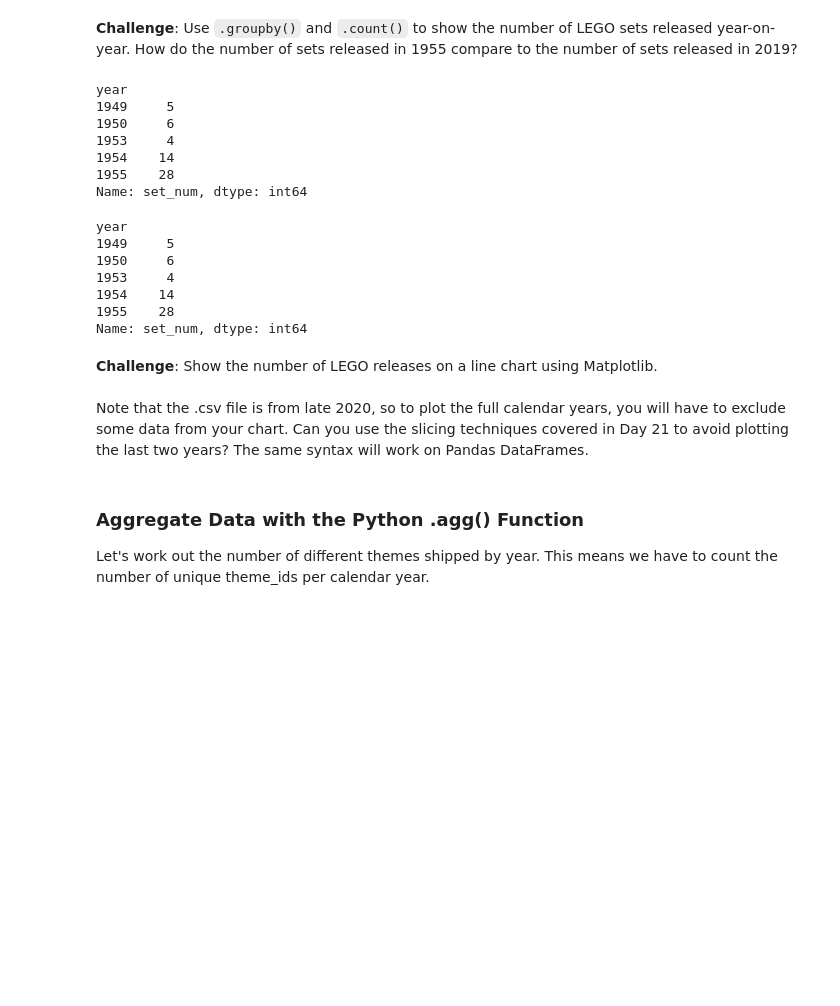
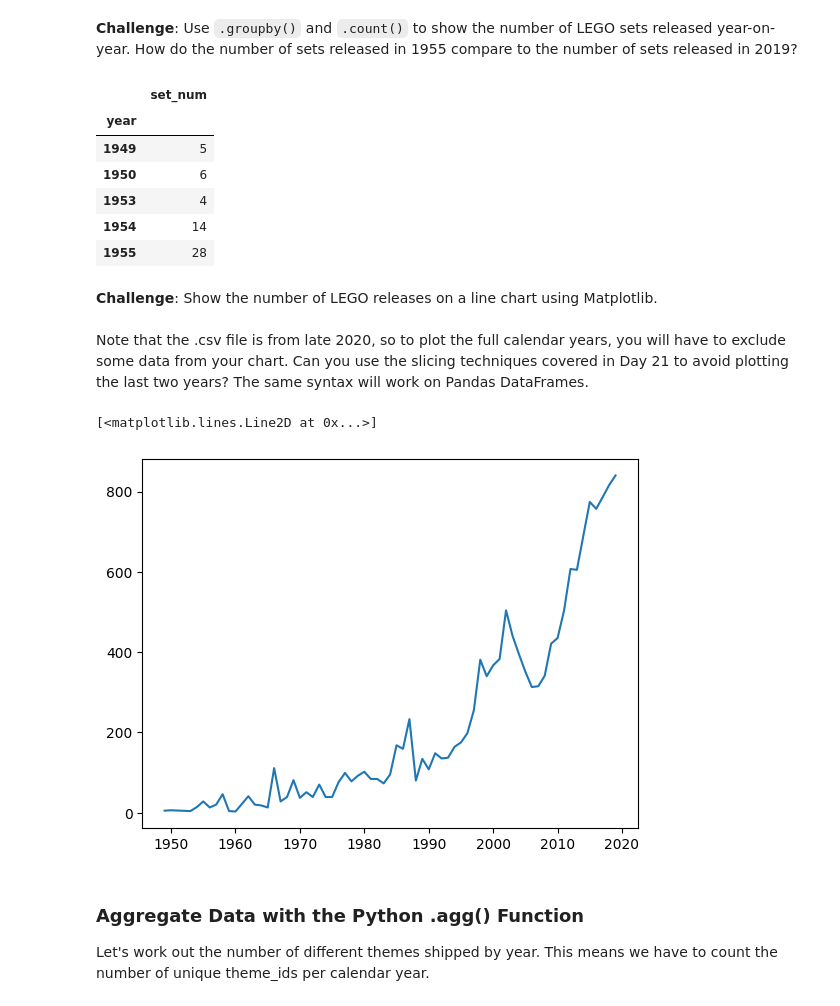
Before and after one commit to kdenev/100dayscode, a Jupyter notebook: day74/Lego_Analysis_for_Course_(start).ipynb, the cells around one changed output. Drawn from its saved outputs; the diff is of its cells as text; code cells hidden in the pictures; blank space fills up the shorter version.

```diff
--- a/day74/Lego_Analysis_for_Course_(start).ipynb
+++ b/day74/Lego_Analysis_for_Course_(start).ipynb
@@ -128,29 +128,26 @@ df_sets.sort_values('num_parts', ascending=False).head()
 # %% [markdown]
 **Challenge**: Use <code>.groupby()</code> and <code>.count()</code> to show the number of LEGO sets released year-on-year. How do the number of sets released in 1955 compare to the number of sets released in 2019?
 # %%
-sets_by_year = df_sets.groupby('year')['set_num'].count()
+sets_by_year = df_sets.groupby('year')[['set_num']].count()
-# %% [output]
-year
-1949     5
-1950     6
-1953     4
-1954    14
-1955    28
-Name: set_num, dtype: int64
 # %%
 sets_by_year.head()
 # %% [output]
-year
-1949     5
-1950     6
-1953     4
-1954    14
-1955    28
-Name: set_num, dtype: int64
+|  | set_num |
+| year |  |
+| 1949 | 5 |
+| 1950 | 6 |
+| 1953 | 4 |
+| 1954 | 14 |
+| 1955 | 28 |
 # %% [markdown]
 **Challenge**: Show the number of LEGO releases on a line chart using Matplotlib. <br>
 <br>
 Note that the .csv file is from late 2020, so to plot the full calendar years, you will have to exclude some data from your chart. Can you use the slicing techniques covered in Day 21 to avoid plotting the last two years? The same syntax will work on Pandas DataFrames.
+# %%
+plt.plot(sets_by_year.index[:-2], sets_by_year.set_num[:-2])
+# %% [output]
+[<matplotlib.lines.Line2D at 0x...>]
+[figure, added]
 # %% [markdown]
 ### Aggregate Data with the Python .agg() Function
 
```
Also changed, not shown: parts of 15 cells of this notebook.
